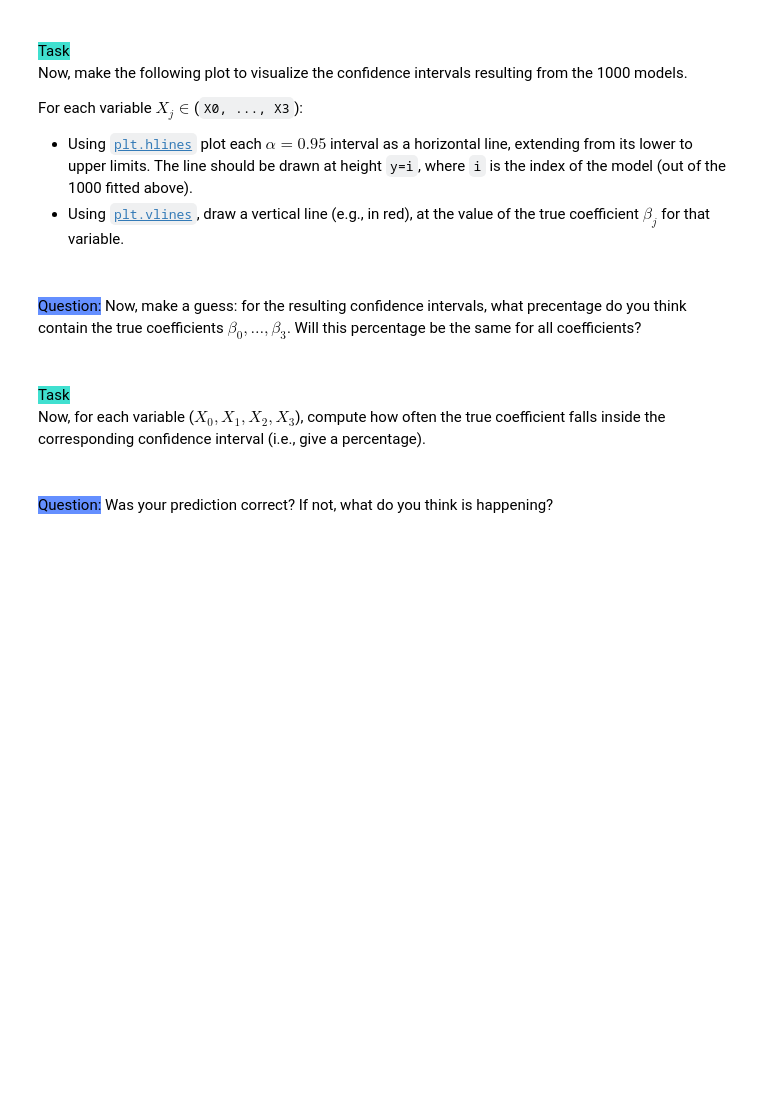
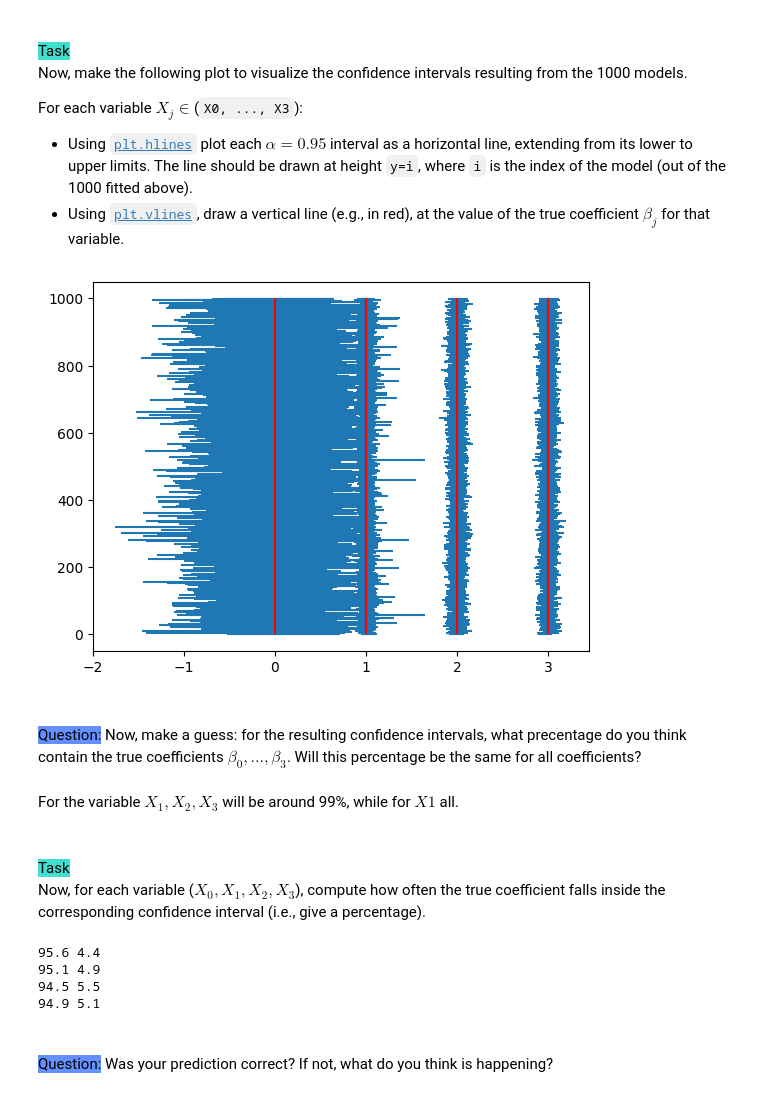
Before and after one commit to causalchamber/potsdam-25-ml-theory-to-practice, a Jupyter notebook: project_11/project_11_linear_models_synthetic.ipynb, the cells around one changed output. Saved outputs shown, nothing was run; the diff lists cells and outputs as text; code cells hidden in the pictures; blank space fills up the shorter version.

```diff
--- a/project_11/project_11_linear_models_synthetic.ipynb
+++ b/project_11/project_11_linear_models_synthetic.ipynb
@@ -151,11 +271,23 @@ For each variable $X_j \in $(`X0, ..., X3`):
 - Using [`plt.vlines`](https://matplotlib.org/stable/api/_as_gen/matplotlib.pyplot.vlines.html), draw a vertical line (e.g., in red), at the value of the true coefficient $\beta_j$ for that variable.
 # %%
 # TODO: your code goes here
+
+XS=np.array([np.array([all_cis[i].loc[lab] for i in range(1000)]) for lab in ["X0","X1","X2","X3"]])
+
+for v in range(4):
+    Xi=XS[v]
+    Xit=Xi.transpose()
+    plt.hlines(range(1000),Xit[0],Xit[1] )
+    plt.vlines(true_coefficients[v],0,1000,color="red")
+# %% [output]
+[figure, added]
 # %% [markdown]
 <br>
 
 
 <mark style="background-color: #648fff;">Question:</mark> Now, make a guess: for the resulting confidence intervals, what precentage do you think contain the true coefficients $\beta_0, \ldots, \beta_3$. Will this percentage be the same for all coefficients?
+# %% [markdown]
+For the variable $X_1,X_2,X_3$ will be around  99%, while for $X1$ all.
 # %% [markdown]
 <br>
 <mark style="background-color: #40E0D0;"> Task </mark>
@@ -163,6 +295,19 @@ For each variable $X_j \in $(`X0, ..., X3`):
 Now, for each variable ($X_0, X_1, X_2, X_3$), compute how often the true coefficient falls inside the corresponding confidence interval (i.e., give a percentage).
 # %%
 # TODO: your code goes here
+
+
+for v in range(4):
+    coef=true_coefficients[v]
+    Xi=XS[v]
+    outside=sum((coef<Xi[:,0]) | (coef>Xi[:,1]))
+    inside= sum((coef>Xi[:,0]) & (coef<Xi[:,1]))
+    print(inside/10,outside/10)
+# %% [output]
+95.6 4.4
+95.1 4.9
+94.5 5.5
+94.9 5.1
 # %% [markdown]
 <br>
 <mark style="background-color: #648fff;">Question:</mark> Was your prediction correct? If not, what do you think is happening?
```
Also changed, not shown: parts of 30 cells of this notebook.
